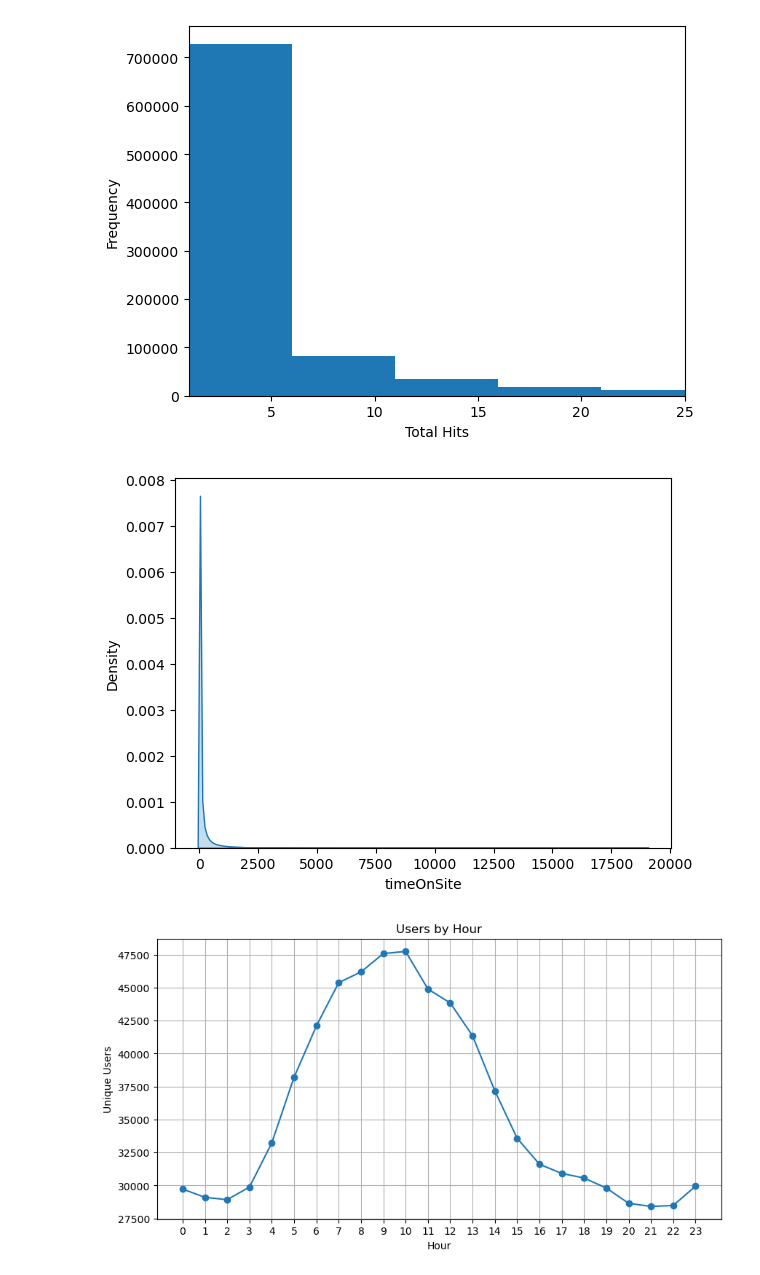
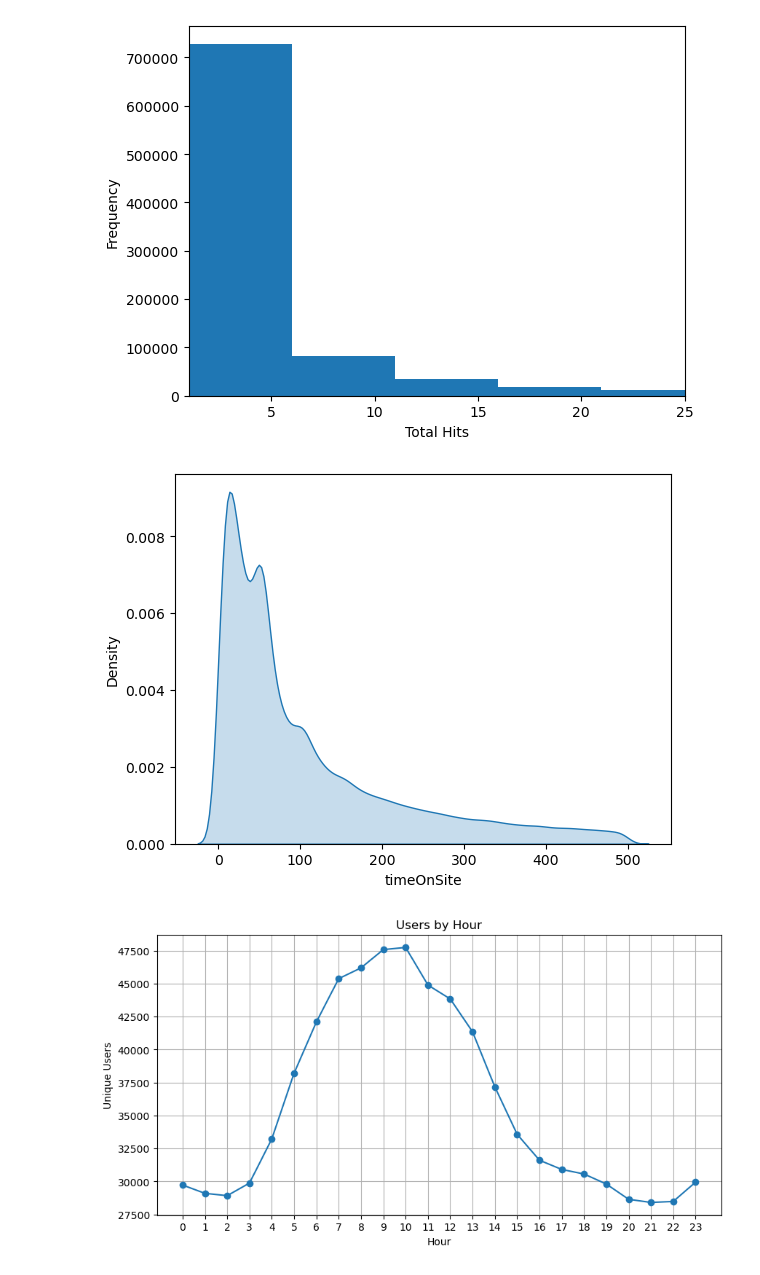
Before and after one commit to karthik-manikulam/GA360-Funnel-Analysis, a Jupyter notebook: GA360_Funnel_Analysis.ipynb, the cells around one changed output. Drawn from its saved outputs; the diff is of its cells as text; code cells hidden in the pictures.

```diff
--- a/Untitled.ipynb
+++ b/GA360_Funnel_Analysis.ipynb
@@ -359,10 +362,10 @@ plt.show()
 # %% [output]
 [figure]
 # %%
-sns.kdeplot(data=users,x="timeOnSite",fill=True)
+sns.kdeplot(data=users[users["timeOnSite"]<500],x="timeOnSite",fill=True)
 plt.show()
 # %% [output]
-[figure, old version]
+[figure, new version]
 # %%
 users_by_hour = users.groupby("hour")["fullVisitorId"].nunique()
 plt.figure(figsize=(10, 5))
```
Also changed, not shown: parts of 51 cells of this notebook, 11 other files.
